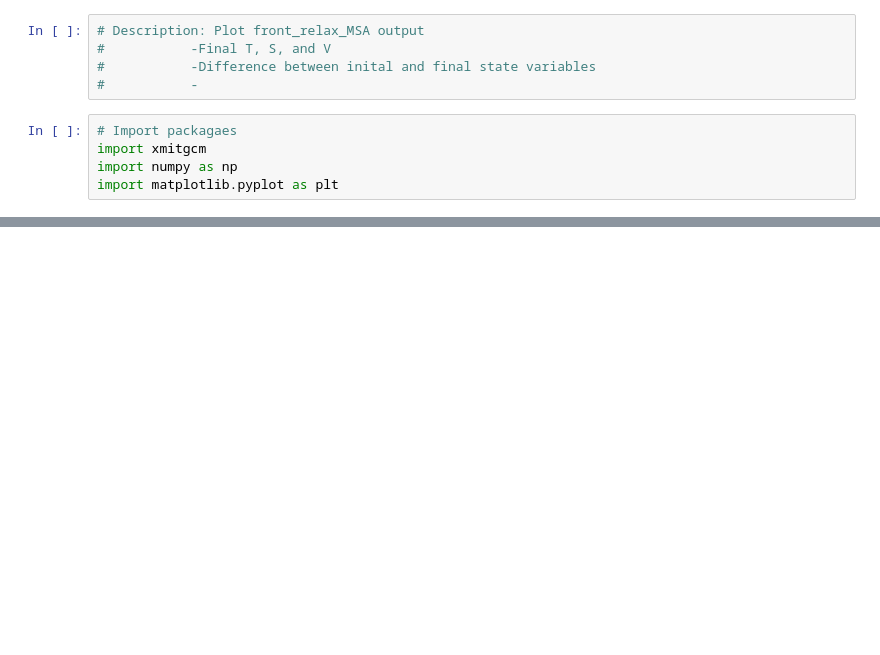
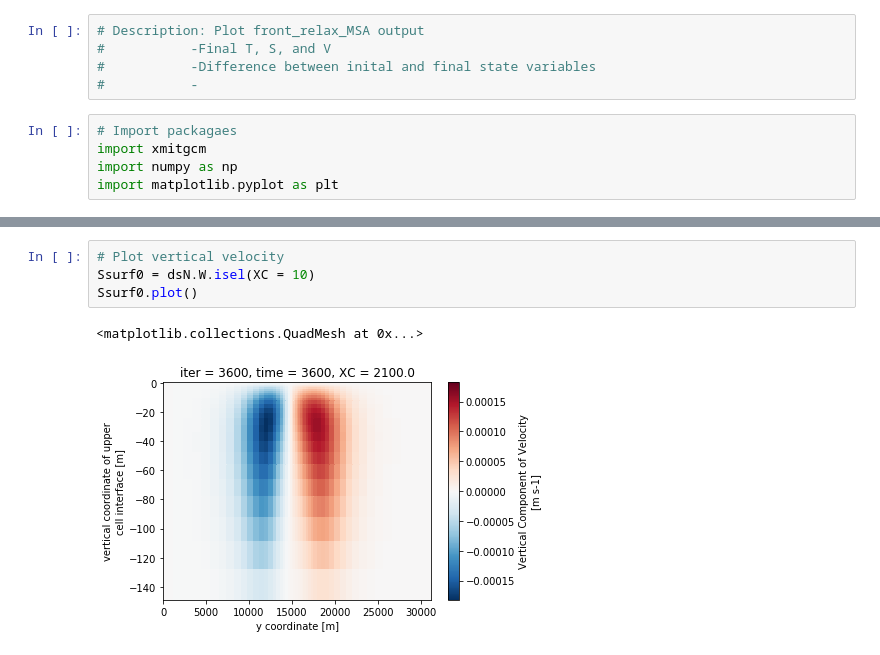
Before and after one commit to liqun1981/front_SODA_lowres, a Jupyter notebook: notebooks/plot_model_output.ipynb, the cells around one changed output, grey strips where cells are left out. Saved outputs shown, nothing was run; the diff lists cells and outputs as text; blank space fills up the shorter version.

```diff
--- a/notebooks/plot_model_output.ipynb
+++ b/notebooks/plot_model_output.ipynb
@@ -76,0 +52,7 @@ dsN.W.plot()
+# %%
+# Plot vertical velocity
+Ssurf0 = dsN.W.isel(XC = 10)
+Ssurf0.plot()
+# %% [output]
+<matplotlib.collections.QuadMesh at 0x...>
+[figure, added]
```
Also changed, not shown: parts of 10 cells of this notebook, 1 other file.
